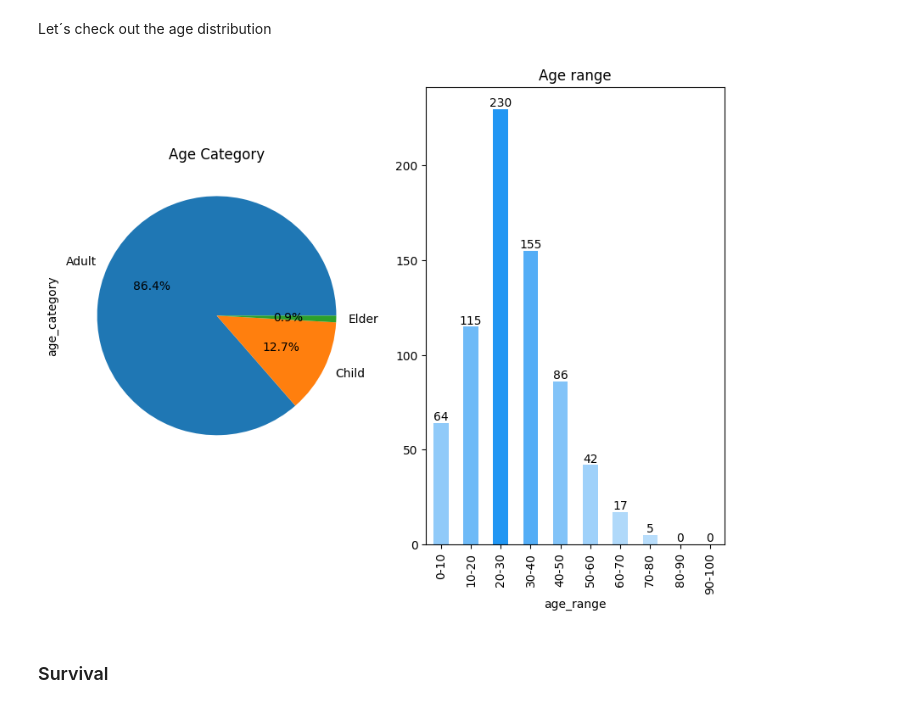
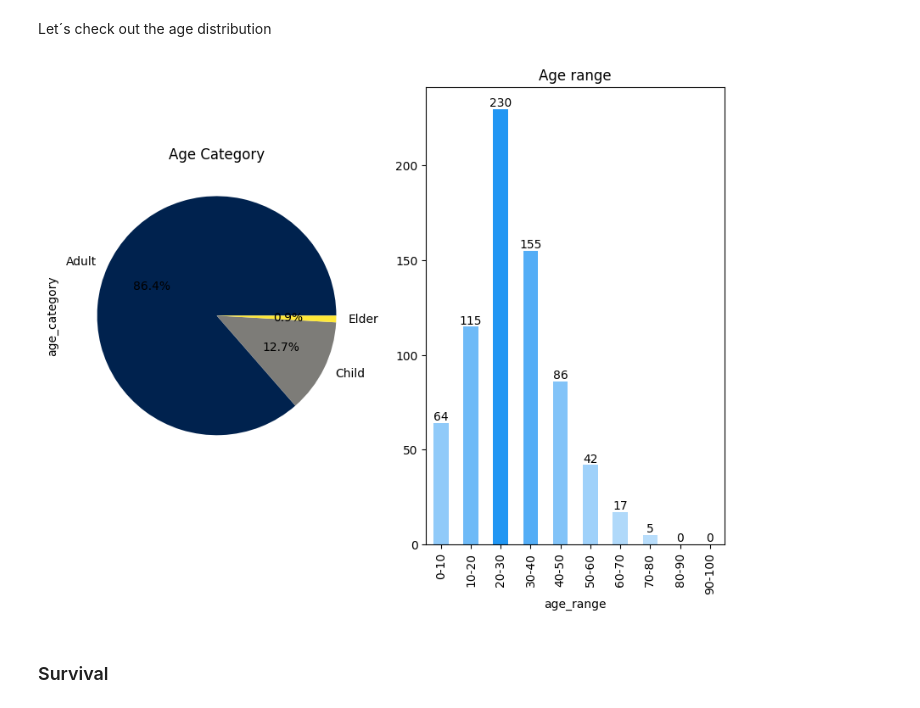
Before and after one commit to Jose-Sabater/titanicML_Kaggle, a Jupyter notebook: main.ipynb, the cells around one changed output. Cells and saved outputs as stored; diff of their text form; code cells hidden in the pictures.

```diff
--- a/main.ipynb
+++ b/main.ipynb
@@ -6,6 +6,10 @@ import seaborn as sns
 import matplotlib as mpl
 
 %load_ext lab_black
+# %%
+# mpl.rcParams["axes.prop_cycle"] = mpl.cycler(color=["#4d0a17", "#2745db", "#2a5435"])
+
+plt.rcParams["image.cmap"] = "viridis"
 # %%
 # plt.style.use("fivethirtyeight")
 plt.rcParams["figure.figsize"] = (10, 7)
@@ -87,38 +91,35 @@ Let´s check out the age distribution
 fig, ax = plt.subplots(1, 2)
 
 df["age_category"].value_counts().plot(
-    kind="pie",
-    title="Age Category",
-    ax=ax[0],
-    autopct="%.1f%%",
+    kind="pie", title="Age Category", ax=ax[0], autopct="%.1f%%", cmap="cividis"
 )
 age_bins = [0, 10, 20, 30, 40, 50, 60, 70, 80, 90, 100]
 df["age_range"] = pd.cut(
     df["Age"],
     age_bins,
     labels=[
         "0-10",
         "10-20",
         "20-30",
         "30-40",
         "40-50",
         "50-60",
         "60-70",
         "70-80",
         "80-90",
         "90-100",
     ],
 )
 
 grouped_ages = df.groupby("age_range").size()
 cmap, norm = color_map(grouped_ages)
 p1 = grouped_ages.plot(
     kind="bar", ax=ax[1], color=cmap(norm(grouped_ages)), title="Age range"
 )
 p1.bar_label(p1.containers[0])
 plt.show()
 # %% [output]
-[figure, old version]
+[figure, new version]
 # %% [markdown]
 ### Survival
 # %%
```
Also changed, not shown: parts of 7 cells of this notebook.
